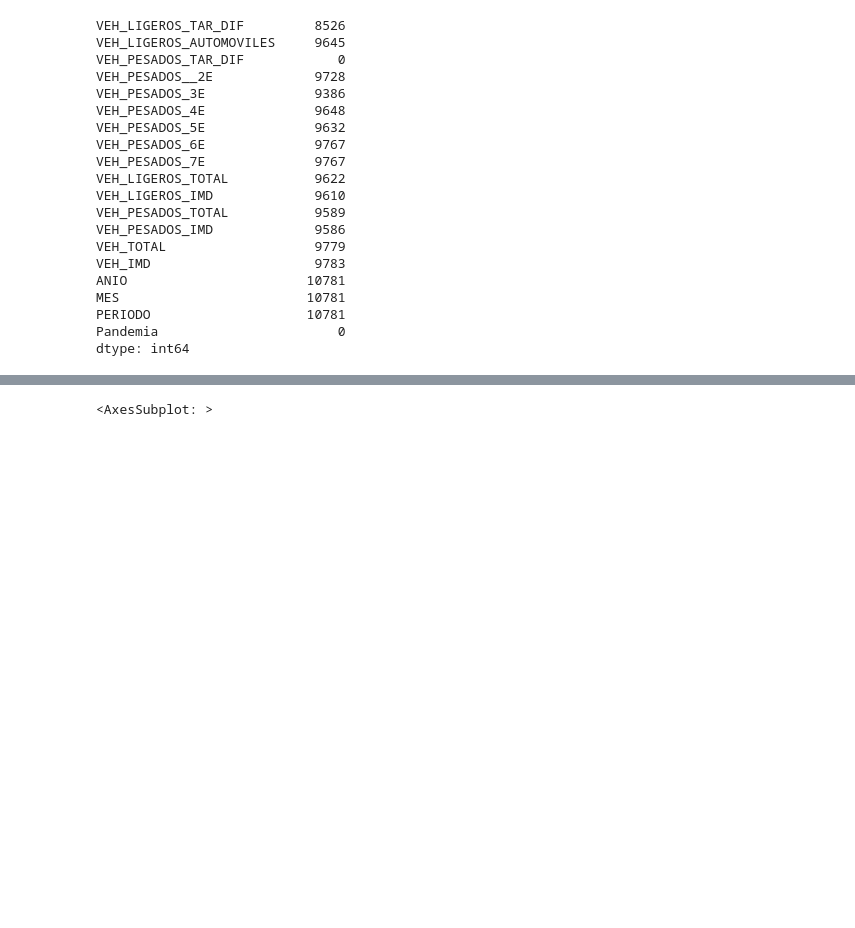
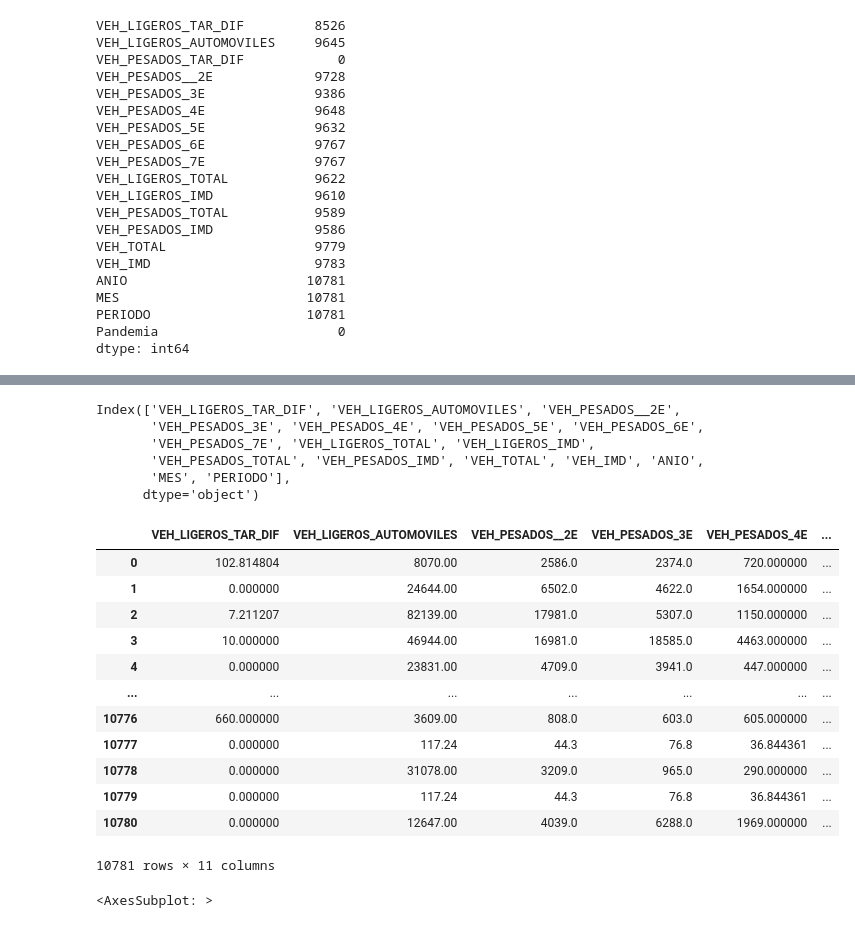
Before and after one commit to jchiroques/MIA_G01_ML_TF_PEAJES, a Jupyter notebook: Notebooks/02_Preprocesamiento.ipynb, the cells around one changed output, grey strips where cells are left out. Cells and saved outputs as stored; diff of their text form; code cells hidden in the pictures; blank space fills up the shorter version.

```diff
--- a/Notebooks/02_Preprocesamiento.ipynb
+++ b/Notebooks/02_Preprocesamiento.ipynb
@@ -156,3 +158,30 @@ df_num_imputed.head()
+# %%
+df_num_imputed.columns
+# %% [output]
+Index(['VEH_LIGEROS_TAR_DIF', 'VEH_LIGEROS_AUTOMOVILES', 'VEH_PESADOS__2E',
+       'VEH_PESADOS_3E', 'VEH_PESADOS_4E', 'VEH_PESADOS_5E', 'VEH_PESADOS_6E',
+       'VEH_PESADOS_7E', 'VEH_LIGEROS_TOTAL', 'VEH_LIGEROS_IMD',
+       'VEH_PESADOS_TOTAL', 'VEH_PESADOS_IMD', 'VEH_TOTAL', 'VEH_IMD', 'ANIO',
+       'MES', 'PERIODO'],
+      dtype='object')
+# %%
+df_num_imputed.drop(columns=['VEH_LIGEROS_TOTAL',
+       'VEH_LIGEROS_IMD', 'VEH_PESADOS_TOTAL', 'VEH_PESADOS_IMD', 'VEH_TOTAL',
+       'VEH_IMD'])
+# %% [output]
+|  | VEH_LIGEROS_TAR_DIF | VEH_LIGEROS_AUTOMOVILES | VEH_PESADOS__2E | VEH_PESADOS_3E | VEH_PESADOS_4E | ... |
+| 0 | 102.814804 | 8070.00 | 2586.0 | 2374.0 | 720.000000 | ... |
+| 1 | 0.000000 | 24644.00 | 6502.0 | 4622.0 | 1654.000000 | ... |
+| 2 | 7.211207 | 82139.00 | 17981.0 | 5307.0 | 1150.000000 | ... |
+| 3 | 10.000000 | 46944.00 | 16981.0 | 18585.0 | 4463.000000 | ... |
+| 4 | 0.000000 | 23831.00 | 4709.0 | 3941.0 | 447.000000 | ... |
+| ... | ... | ... | ... | ... | ... | ... |
+| 10776 | 660.000000 | 3609.00 | 808.0 | 603.0 | 605.000000 | ... |
+| 10777 | 0.000000 | 117.24 | 44.3 | 76.8 | 36.844361 | ... |
+| 10778 | 0.000000 | 31078.00 | 3209.0 | 965.0 | 290.000000 | ... |
+| 10779 | 0.000000 | 117.24 | 44.3 | 76.8 | 36.844361 | ... |
+| 10780 | 0.000000 | 12647.00 | 4039.0 | 6288.0 | 1969.000000 | ... |
+10781 rows × 11 columns
 # %%
 import numpy as np
 import matplotlib.pyplot as plt
```
Also changed, not shown: parts of 9 cells of this notebook, 4 other files.
